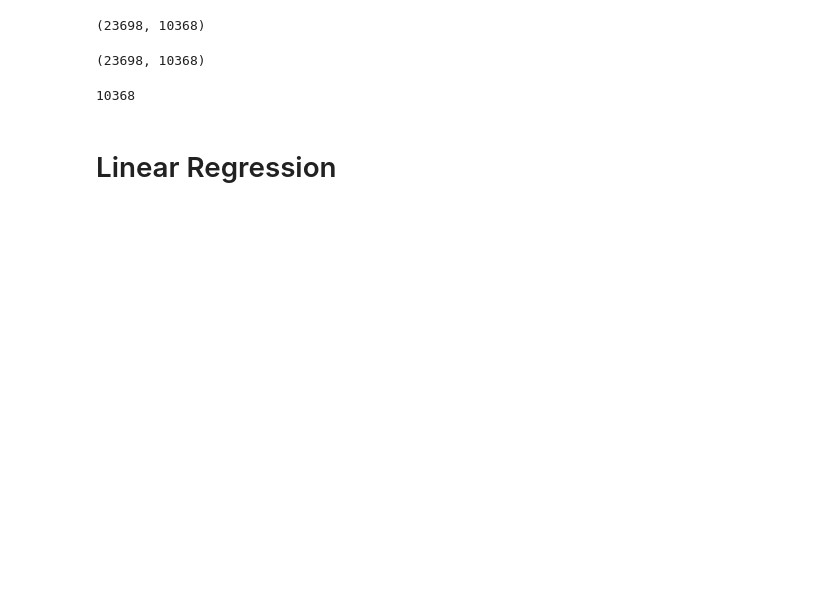
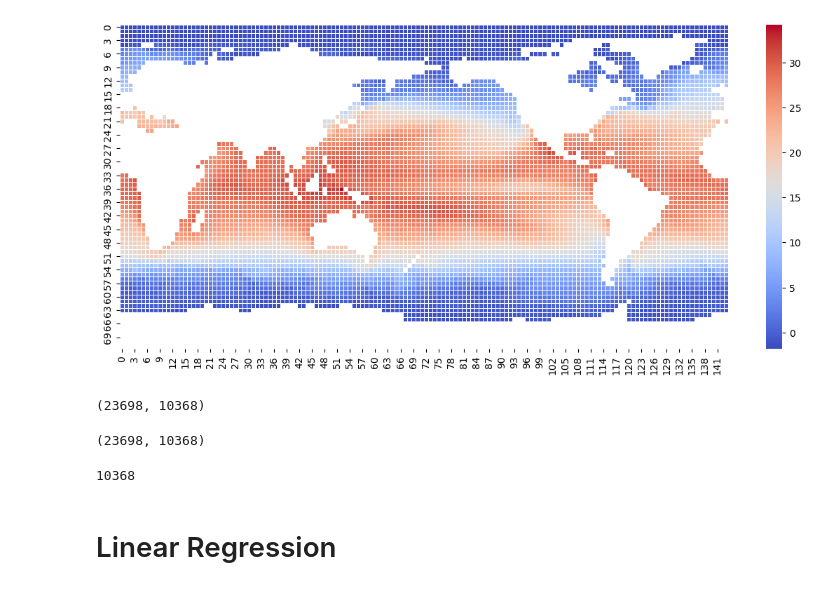
Before and after one commit to Victor2175/gm4cs-m, a Jupyter notebook: ridge_regression.ipynb, the cells around one changed output. Saved outputs shown, nothing was run; the diff lists cells and outputs as text; code cells hidden in the pictures; blank space fills up the shorter version.

Commit message:
First version of LOOCV and regression

```diff
--- a/ridge_regression.ipynb
+++ b/ridge_regression.ipynb
@@ -83,0 +60,5 @@ X, Y = np.array(X), np.array(Y)
+# %%
+first = cope_data['ICON-ESM-LR']['r1i1p1f1'][131, :, :]
+plot_grid(first)
+# %% [output]
+[figure, added]
```
Also changed, not shown: parts of 26 cells of this notebook, 3 other files.
